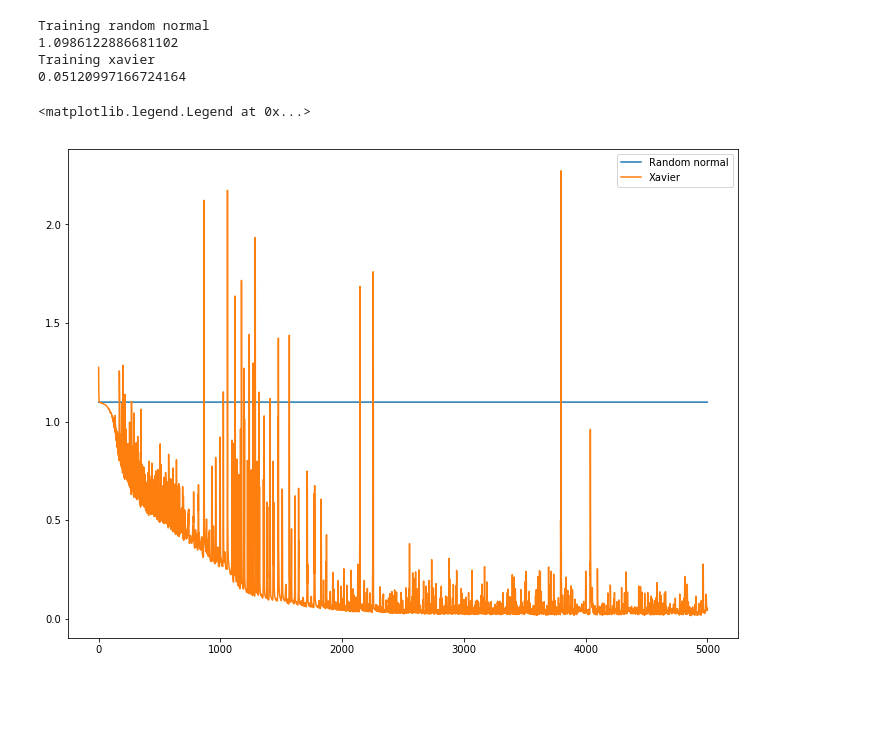
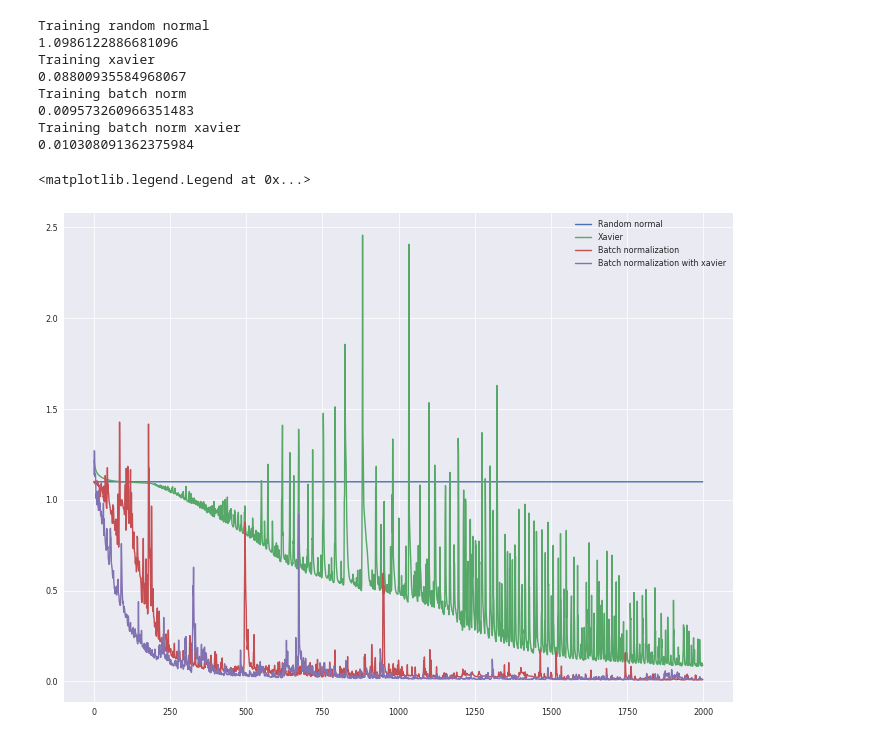
Before and after one commit to pavlin-policar/libnn, a Jupyter notebook: experiments/training_deep_nets.ipynb, the cells around one changed output. Drawn from its saved outputs; the diff is of its cells as text; code cells hidden in the pictures; blank space fills up the shorter version.

Commit message:
Plot learning speed for different init schemes and bn

```diff
--- a/experiments/training_deep_nets.ipynb
+++ b/experiments/training_deep_nets.ipynb
@@ -8,6 +8,7 @@ import seaborn as sns
 
 %matplotlib inline
 plt.rcParams['figure.figsize'] = 12, 9
+sns.set('paper', 'darkgrid')
 # %%
 from libnn import datasets
 from libnn.losses import CategoricalCrossEntropy
@@ -25,13 +27,17 @@ plotting.scatter(X, y)
 # %%
-def make_model(input_shape, output_shape, n_layers, hidden_size=10, initialization='xavier_relu'):
+def make_model(input_shape, output_shape, n_layers, hidden_size=10, initialization='xavier_relu', batch_norm=False):
     n_hidden_layers = n_layers - 2
 
     layers = []
     layers.append(Linear(input_shape, hidden_size, init=initialization))
+    if batch_norm:
+        layers.append(BatchNormalization(hidden_size))
     layers.append(ReLU())
 
     for i in range(n_hidden_layers):
         layers.append(Linear(hidden_size, hidden_size, init=initialization))
+        if batch_norm:
+            layers.append(BatchNormalization(hidden_size))
         layers.append(ReLU())
 
     layers.append(Linear(hidden_size, output_shape, init=initialization))
@@ -39,7 +45,7 @@ def make_model(input_shape, output_shape, n_layers, hidden_size=10, initializati
 
     return Sequential(*layers)
 # %%
-def get_losses(model, n_epochs=5000):
+def get_losses(model, n_epochs=2000):
     loss = CategoricalCrossEntropy()
     losses = []
 
@@ -60,27 +66,43 @@ def get_losses(model, n_epochs=5000):
 # %%
 n_layers = 20
 hidden_size = 10
 
 print('Training random normal')
 model = make_model(X.shape[1], 3, n_layers=n_layers, initialization='random_normal', hidden_size=hidden_size)
 random_losses = get_losses(model)
 print(random_losses[-1])
 
 print('Training xavier')
 model = make_model(X.shape[1], 3, n_layers=n_layers, initialization='xavier_relu', hidden_size=hidden_size)
 xavier_losses = get_losses(model)
 print(xavier_losses[-1])
 
+print('Training batch norm')
+model = make_model(X.shape[1], 3, n_layers=n_layers, initialization='random_normal', hidden_size=hidden_size, batch_norm=True)
+batch_norm_losses = get_losses(model)
+print(batch_norm_losses[-1])
+
+print('Training batch norm xavier')
+model = make_model(X.shape[1], 3, n_layers=n_layers, initialization='xavier_relu', hidden_size=hidden_size, batch_norm=True)
+batch_norm_xavier_losses = get_losses(model)
+print(batch_norm_xavier_losses[-1])
+
 plt.plot(np.arange(len(random_losses)), random_losses, label='Random normal')
 plt.plot(np.arange(len(xavier_losses)), xavier_losses, label='Xavier')
+plt.plot(np.arange(len(batch_norm_losses)), batch_norm_losses, label='Batch normalization')
+plt.plot(np.arange(len(batch_norm_xavier_losses)), batch_norm_xavier_losses, label='Batch normalization with xavier')
 plt.legend()
 # %% [output]
 Training random normal
-1.0986122886681102
+1.0986122886681096
 Training xavier
-0.05120997166724164
+0.08800935584968067
+Training batch norm
+0.009573260966351483
+Training batch norm xavier
+0.010308091362375984
 <matplotlib.legend.Legend at 0x...>
-[figure, old version]
+[figure, new version]
 # %%
 plotting.decision_boundary(X, y, model)
 # %% [output]
```
Also changed, not shown: parts of 3 cells of this notebook.
